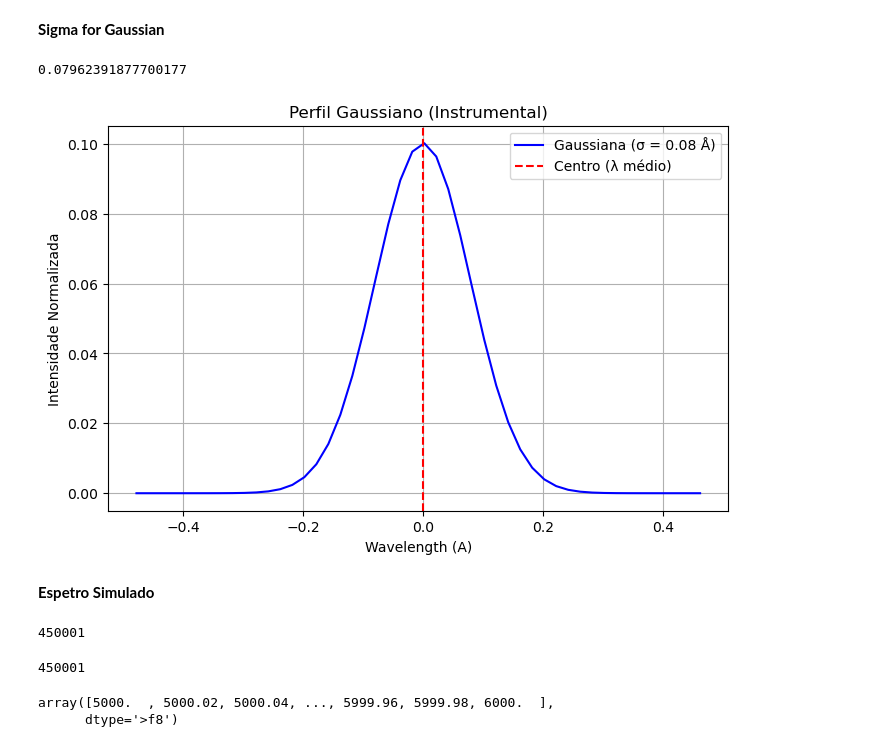
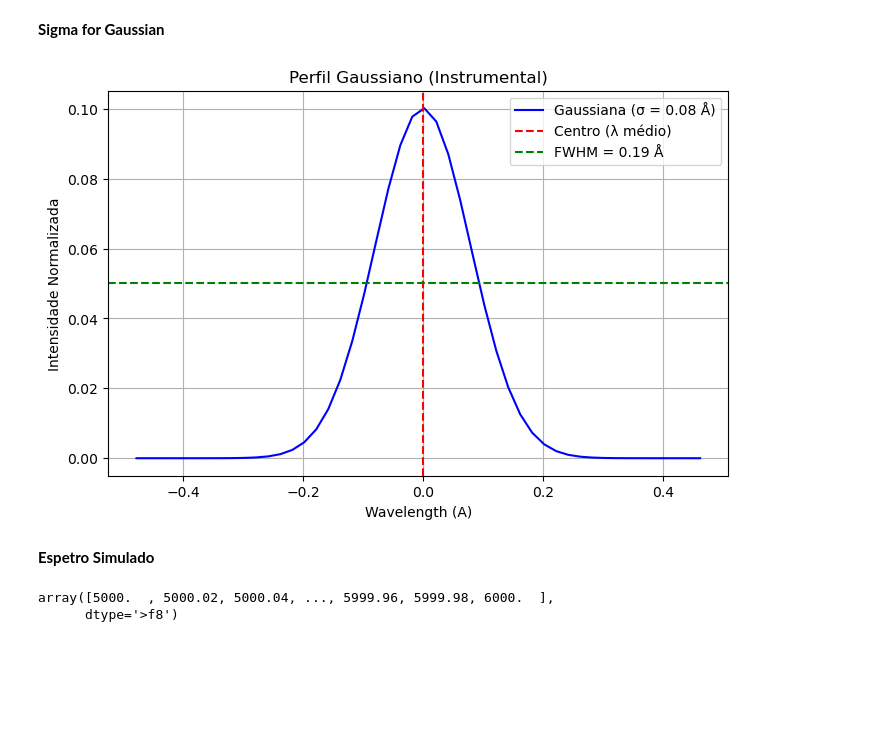
Before and after one commit to rodribro/Computational_Astronomy, a Jupyter notebook: classes/06_fwhm.ipynb, the cells around one changed output. Cells and saved outputs as stored; diff of their text form; code cells hidden in the pictures; blank space fills up the shorter version.

```diff
--- a/classes/06_fwhm.ipynb
+++ b/classes/06_fwhm.ipynb
@@ -38,3 +35,0 @@ R = 40000
-# %%
-def wavelength_avg(wavelength):
-    return np.mean(wavelength)
@@ -49,8 +38,10 @@ wv_mean
 
 * FWHM = 2 * sqrt(2*ln(2)) * sigma
 # %%
-def fwhm(wavelength_avg, resolvent_power):
+def fwhm(wavelength, resolvent_power):
 
-    return wavelength_avg / resolvent_power
+    wavelength_avg = np.mean(wavelength)
 
-fwhm = fwhm(wv_mean, R)
+    return wavelength_avg/resolvent_power
+
+#fwhm = fwhm(wv_mean, R)
@@ -70,24 +59,36 @@ sigma = sigma_gaussian(fwhm)
-# %%
-sigma
-# %% [output]
-0.07962391877700177
 # %%
-# Construir a gaussiana
-pixel_size = wavelength_synth[1] - wavelength_synth[0]  # Supor um tamanho de pixel em Å (pequeno para alta resolução)
-x = np.arange(-6 * sigma, 6 * sigma, pixel_size)  # Intervalo centrado em zero
-gaussian_profile = np.exp(-0.5 * (x / sigma) ** 2)
-gaussian_profile /= gaussian_profile.sum()  # Normalizar a gaussiana
+'''
+Subsituir sufbfunções pelo P (gaussian profile)
+'''
+def plot_gaussian_P(wavelength, resolvent_power):
 
-# Plotar a gaussiana
-plt.figure(figsize=(8, 5))
-plt.plot(x, gaussian_profile, label=f"Gaussiana (σ = {sigma:.2f} Å)", color="blue")
-plt.axvline(0, color="red", linestyle="--", label="Centro (λ médio)")
-plt.xlabel("Wavelength (A)")
-plt.ylabel("Intensidade Normalizada")
-plt.title("Perfil Gaussiano (Instrumental)")
-plt.legend()
-plt.grid(True)
-plt.show()
+    # FWHM
+    fwhm_value = fwhm(wavelength, resolvent_power)
+
+    #Sigma Gaussian
+    sigma = sigma_gaussian(fwhm_value)
+
+    # Construir a gaussiana
+    pixel_size = wavelength[1] - wavelength[0]  # Supor um tamanho de pixel em Å (pequeno para alta resolução)
+    x = np.arange(-6 * sigma, 6 * sigma, pixel_size)  # Intervalo centrado em zero
+    gaussian_profile = np.exp(-0.5 * (x / sigma) ** 2)
+    gaussian_profile /= gaussian_profile.sum()  # Normalizar a gaussiana
+
+    # Calculate FWHM
+    FWHM = 2 * np.sqrt(2 * np.log(2)) * sigma
+    half_max_intensity = np.max(gaussian_profile) / 2
+
+    # Plotar a gaussiana
+    plt.figure(figsize=(8, 5))
+    plt.plot(x, gaussian_profile, label=f"Gaussiana (σ = {sigma:.2f} Å)", color="blue")
+    plt.axvline(0, color="red", linestyle="--", label="Centro (λ médio)")
+    plt.axhline(half_max_intensity, color="green", linestyle="--", label=f"FWHM = {FWHM:.2f} Å")
+    plt.xlabel("Wavelength (A)")
+    plt.ylabel("Intensidade Normalizada")
+    plt.title("Perfil Gaussiano (Instrumental)")
+    plt.legend()
+    plt.grid(True)
+    plt.show()
 
 
 # Normalizing the Gaussian Profile:
@@ -116,7 +117,9 @@ plt.show()
 # In Python:
 # gaussian_profile = np.exp(-0.5 * (x / sigma) ** 2)  # Compute the Gaussian
 # gaussian_profile /= gaussian_profile.sum()         # Normalize to sum to 1
-# %% [output]
-[figure, removed]
+# %%
+plot_gaussian_P(wavelength_synth, R)
+# %% [output]
+[figure, added]
 # %% [markdown]
 <b> Espetro Simulado </b>
@@ -126,11 +152,3 @@ simulated_flux = convolve(flux_synth, gaussian_profile, mode='same')
-# %%
-wavelength_synth.size
-# %% [output]
-450001
-# %%
-simulated_flux.size
-# %% [output]
-450001
 # %%
 mask = (wavelength_synth >= 5000) & (wavelength_synth <= 6000)
 wavelength_synth[mask]
```
Also changed, not shown: parts of 17 cells of this notebook.
